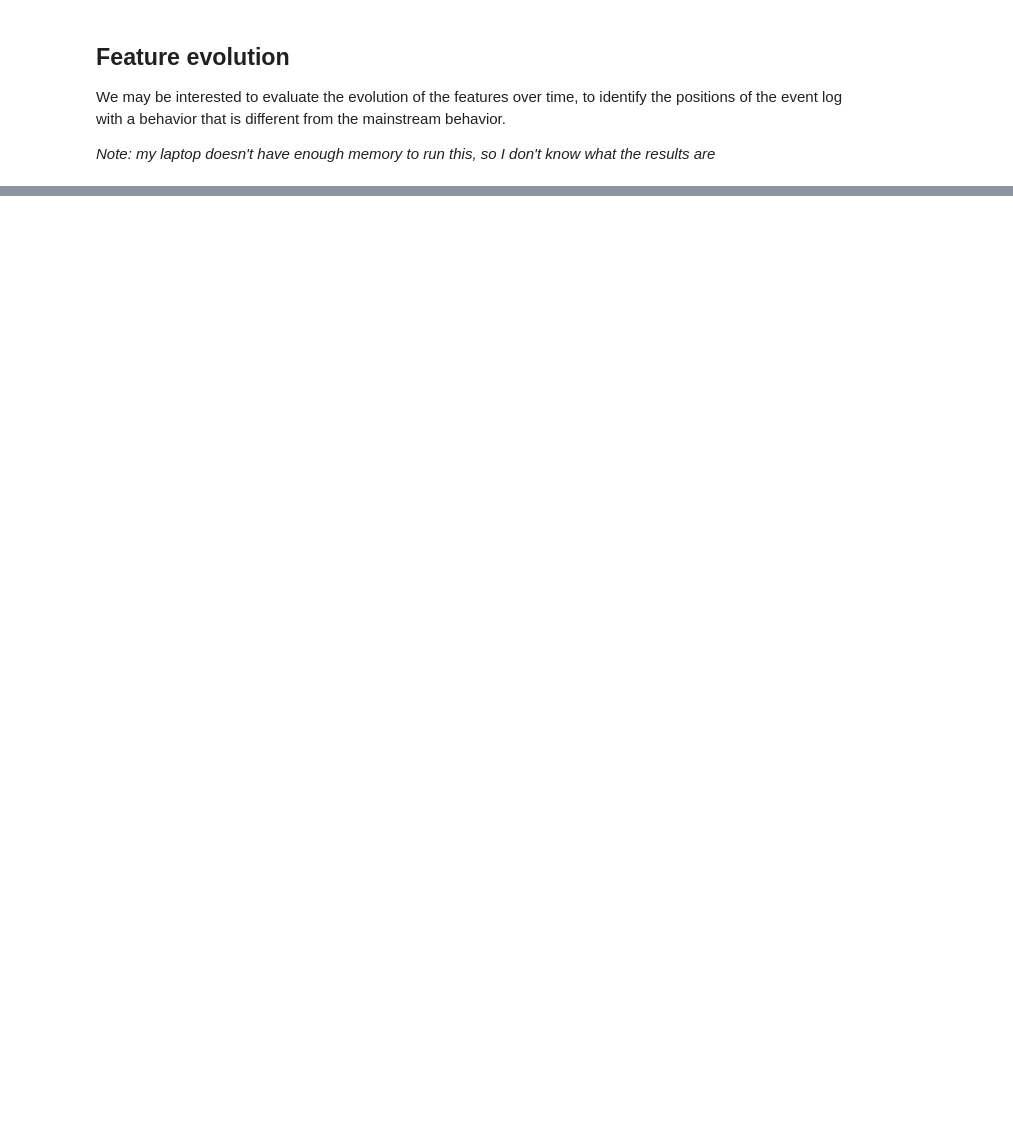
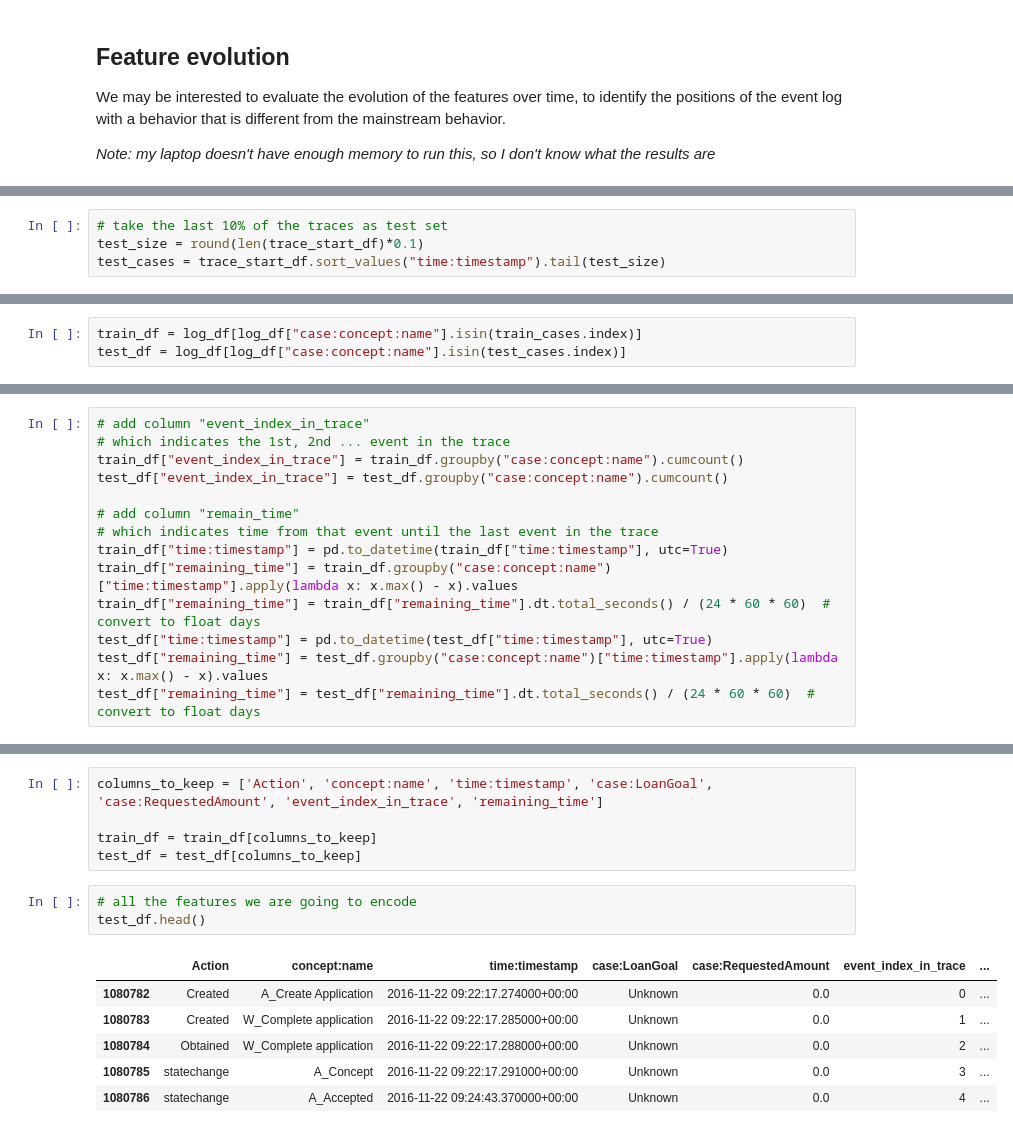
Before and after one commit to AnnikaLarissa/BPIC_2017_Remaining_Time_Prediction, a Jupyter notebook: 2_preprocessing.ipynb, the cells around one changed output, grey strips where cells are left out. Saved outputs shown, nothing was run; the diff lists cells and outputs as text; blank space fills up the shorter version.

Commit message:
Add train and test split

```diff
--- a/2_preprocessing.ipynb
+++ b/2_preprocessing.ipynb
@@ -127,0 +121,4 @@ features_df.head()
+# %%
+# take the last 10% of the traces as test set
+test_size = round(len(trace_start_df)*0.1)
+test_cases = trace_start_df.sort_values("time:timestamp").tail(test_size)
@@ -127,0 +128,3 @@ features_df.head()
+# %%
+train_df = log_df[log_df["case:concept:name"].isin(train_cases.index)]
+test_df = log_df[log_df["case:concept:name"].isin(test_cases.index)]
@@ -127,0 +148,14 @@ features_df.head()
+# %%
+# add column "event_index_in_trace"
+# which indicates the 1st, 2nd ... event in the trace
+train_df["event_index_in_trace"] = train_df.groupby("case:concept:name").cumcount()
+test_df["event_index_in_trace"] = test_df.groupby("case:concept:name").cumcount()
+
+# add column "remain_time"
+# which indicates time from that event until the last event in the trace
+train_df["time:timestamp"] = pd.to_datetime(train_df["time:timestamp"], utc=True)
+train_df["remaining_time"] = train_df.groupby("case:concept:name")["time:timestamp"].apply(lambda x: x.max() - x).values
+train_df["remaining_time"] = train_df["remaining_time"].dt.total_seconds() / (24 * 60 * 60)  # convert to float days
+test_df["time:timestamp"] = pd.to_datetime(test_df["time:timestamp"], utc=True)
+test_df["remaining_time"] = test_df.groupby("case:concept:name")["time:timestamp"].apply(lambda x: x.max() - x).values
+test_df["remaining_time"] = test_df["remaining_time"].dt.total_seconds() / (24 * 60 * 60)  # convert to float days
@@ -127,0 +180,15 @@ features_df.head()
+# %%
+columns_to_keep = ['Action', 'concept:name', 'time:timestamp', 'case:LoanGoal', 'case:RequestedAmount', 'event_index_in_trace', 'remaining_time']
+
+train_df = train_df[columns_to_keep]
+test_df = test_df[columns_to_keep]
+# %%
+# all the features we are going to encode
+test_df.head()
+# %% [output]
+|  | Action | concept:name | time:timestamp | case:LoanGoal | case:RequestedAmount | event_index_in_trace | ... |
+| 1080782 | Created | A_Create Application | 2016-11-22 09:22:17.274000+00:00 | Unknown | 0.0 | 0 | ... |
+| 1080783 | Created | W_Complete application | 2016-11-22 09:22:17.285000+00:00 | Unknown | 0.0 | 1 | ... |
+| 1080784 | Obtained | W_Complete application | 2016-11-22 09:22:17.288000+00:00 | Unknown | 0.0 | 2 | ... |
+| 1080785 | statechange | A_Concept | 2016-11-22 09:22:17.291000+00:00 | Unknown | 0.0 | 3 | ... |
+| 1080786 | statechange | A_Accepted | 2016-11-22 09:24:43.370000+00:00 | Unknown | 0.0 | 4 | ... |
```
Also changed, not shown: parts of 15 cells of this notebook, 5 other files.
